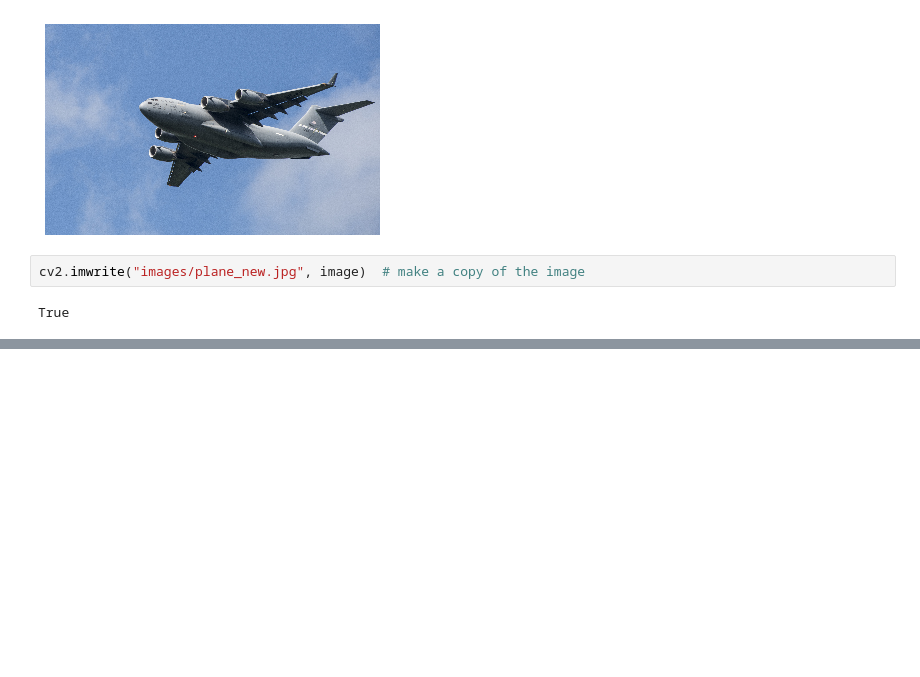
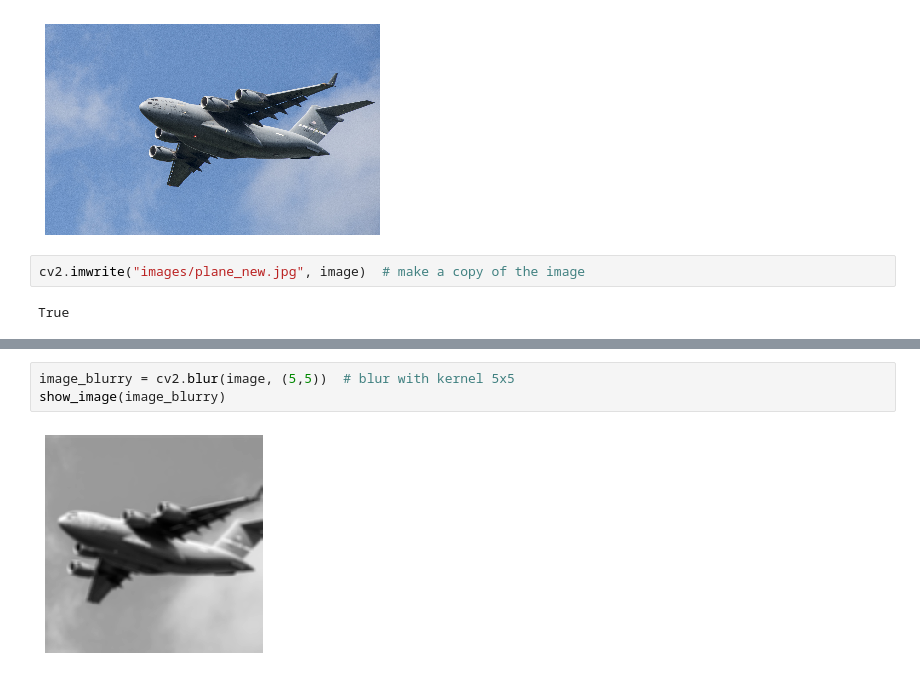
Before and after one commit to ArchieDash/O-REILLY-Machine-Learning, a Jupyter notebook: Chapter_8.ipynb, the cells around one changed output, grey strips where cells are left out. Drawn from its saved outputs; the diff is of its cells as text; blank space fills up the shorter version.

```diff
--- a/Chapter_8.ipynb
+++ b/Chapter_8.ipynb
@@ -51,0 +64,5 @@ True
+# %%
+image_blurry = cv2.blur(image, (5,5))  # blur with kernel 5x5
+show_image(image_blurry)
+# %% [output]
+[figure, added]
```
Also changed, not shown: parts of 10 cells of this notebook.
